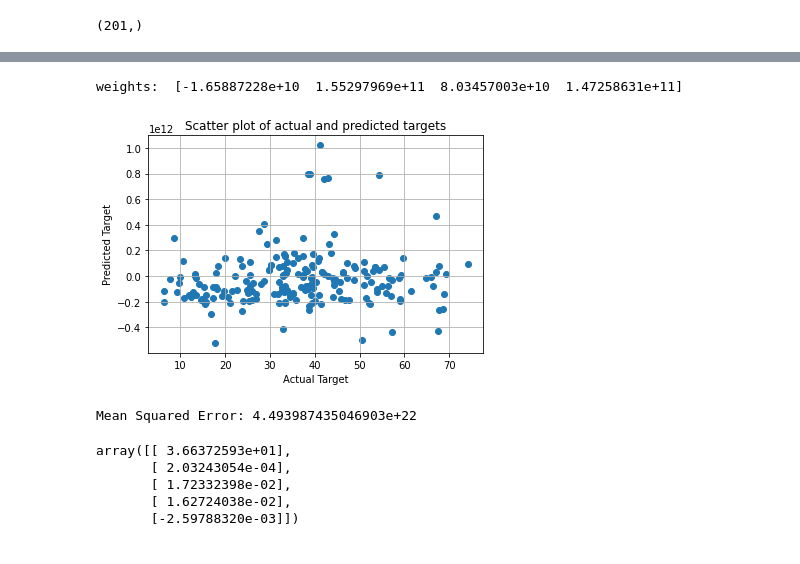
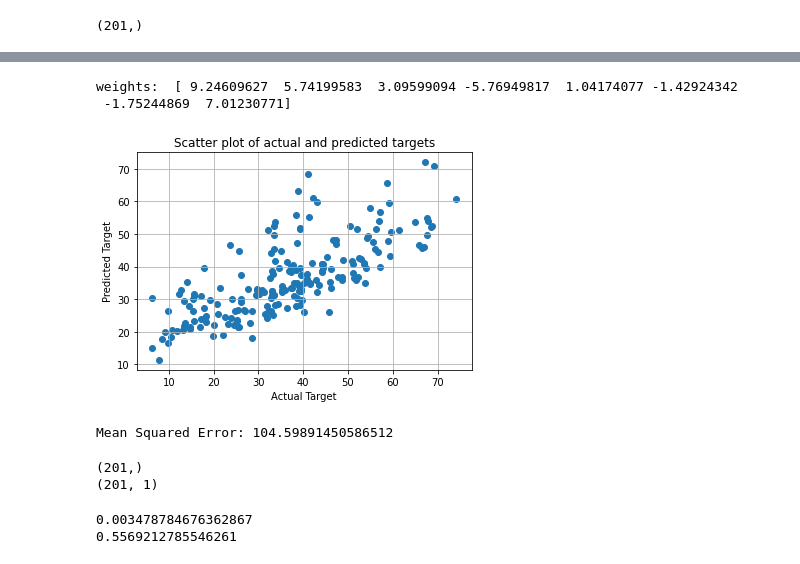
Before and after one commit to NeeteshDadwariya/CS6375, a Jupyter notebook: assignments/assignment1/part1.ipynb, the cells around one changed output, grey strips where cells are left out. Drawn from its saved outputs; the diff is of its cells as text; code cells hidden in the pictures.

```diff
--- a/assignments/assignment1/part1.ipynb
+++ b/assignments/assignment1/part1.ipynb
@@ -102,7 +102,7 @@ class LinearRegression():
   def fit_with_grad_desc(self, X, y, epochs, rate):
       self.theta = self.get_initial_weights(X)
       vectorX = self.get_vectorX(X)
-      vectorY = np.reshape(y.values,(-1,1)) #self.get_vectorY(y)
+      vectorY = self.get_vectorY(y)
       costs = []
       m = len(X)
       for i in range(epochs):
@@ -180,5 +180,5 @@ X, y = model.split_X_and_y(df)
 # %% [markdown]
 We would want to scale the data to normalize the deviations.
 # %%
-X = X.iloc[:, [0,3,4,7]]
-X
+#X = X.iloc[:, [0,3,4,7]]
+#X
@@ -199,3 +185,5 @@ X
+# %%
+X = model.scale_data(X)
 # %%
 X_train, X_test, y_train, y_test = model.split_train_test(X, y)
 print("X_train shape: ", X_train.shape)
@@ -237,7 +230,7 @@ Text(0, 0.5, 'Cost')
 # %% [markdown]
 We also need to scale the test data set in accordance to the train data.
 # %%
-X_test = model.scale_data(X_test)
+#X_test = model.scale_data(X_test)
 # %%
 y_pred = model.predict(X_test)
 print(y_test.shape)
@@ -251,28 +244,21 @@ print(mse)
 # %%
 #Testing on a pre-defined function: from sklearn.preprocessing import StandardScaler
 from sklearn.linear_model import SGDRegressor
 from sklearn.metrics import mean_squared_error
-n_iter=2000
+n_iter=500
 sgdtrain = SGDRegressor(max_iter=n_iter)
 sgdtrain.fit(X_train, y_train)
 print("weights: ", sgdtrain.coef_)
 y_prediction = sgdtrain.predict(X_test)
 plt.scatter(y_test,y_prediction)
 plt.grid()
 plt.xlabel('Actual Target')
 plt.ylabel('Predicted Target')
 plt.title('Scatter plot of actual and predicted targets')
 plt.show()
 print('Mean Squared Error:',mean_squared_error(y_test, y_prediction))
 # %% [output]
-weights:  [-1.65887228e+10  1.55297969e+11  8.03457003e+10  1.47258631e+11]
+weights:  [ 9.24609627  5.74199583  3.09599094 -5.76949817  1.04174077 -1.42924342
+ -1.75244869  7.01230771]
-[figure, old version]
+[figure, new version]
-Mean Squared Error: 4.493987435046903e+22
+Mean Squared Error: 104.59891450586512
-# %%
-theta
-# %% [output]
-array([[ 3.66372593e+01],
-       [ 2.03243054e-04],
-       [ 1.72332398e-02],
-       [ 1.62724038e-02],
-       [-2.59788320e-03]])
@@ -285,0 +265,13 @@ array([[ 3.66372593e+01],
+# %%
+print(y_test.shape)
+print(y_pred.shape)
+# %% [output]
+(201,)
+(201, 1)
+# %%
+from sklearn.metrics import r2_score
+print(r2_score(y_test, y_pred))
+print(r2_score(y_test, y_prediction))
+# %% [output]
+0.003478784676362867
+0.5569212785546261
```
Also changed, not shown: parts of 7 cells of this notebook.
